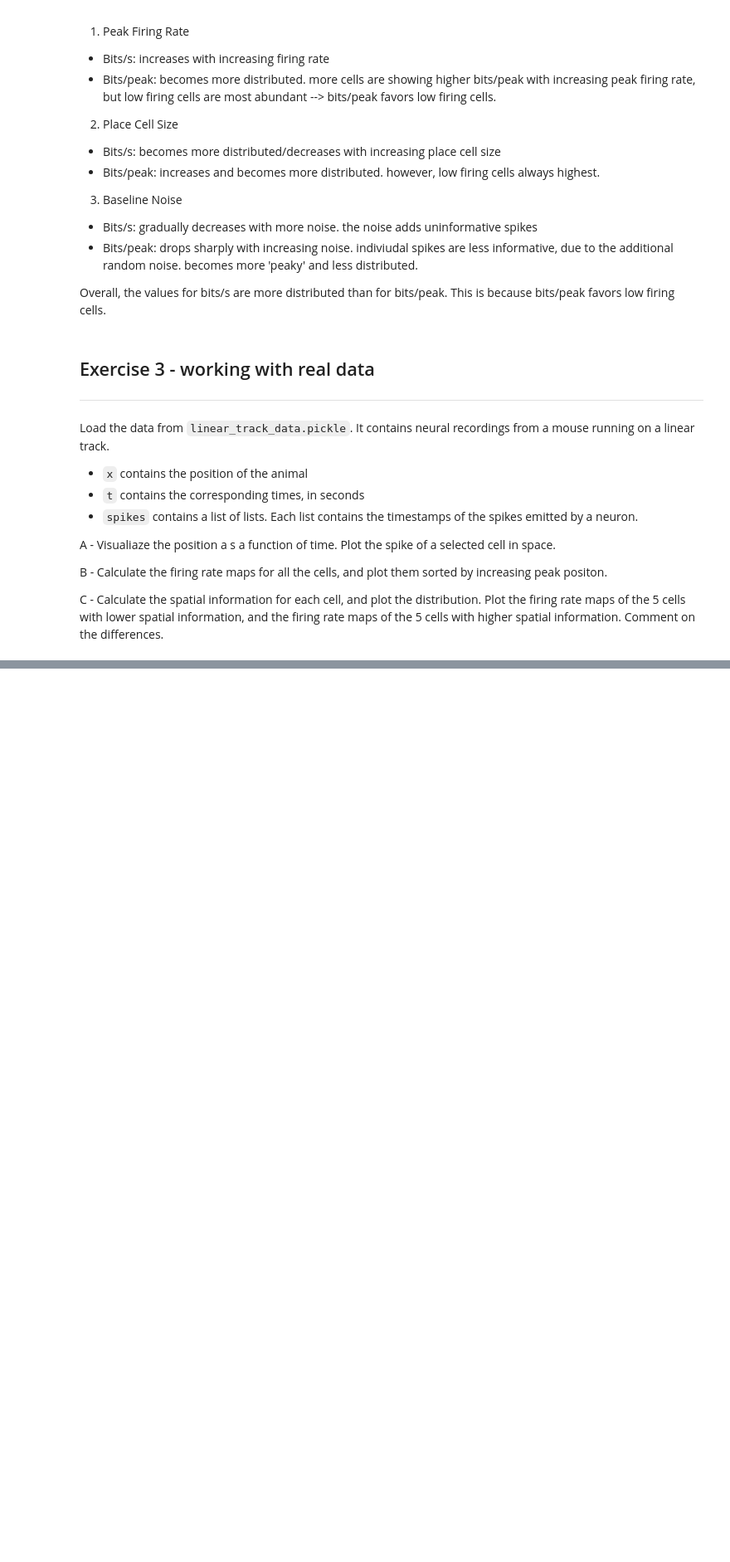
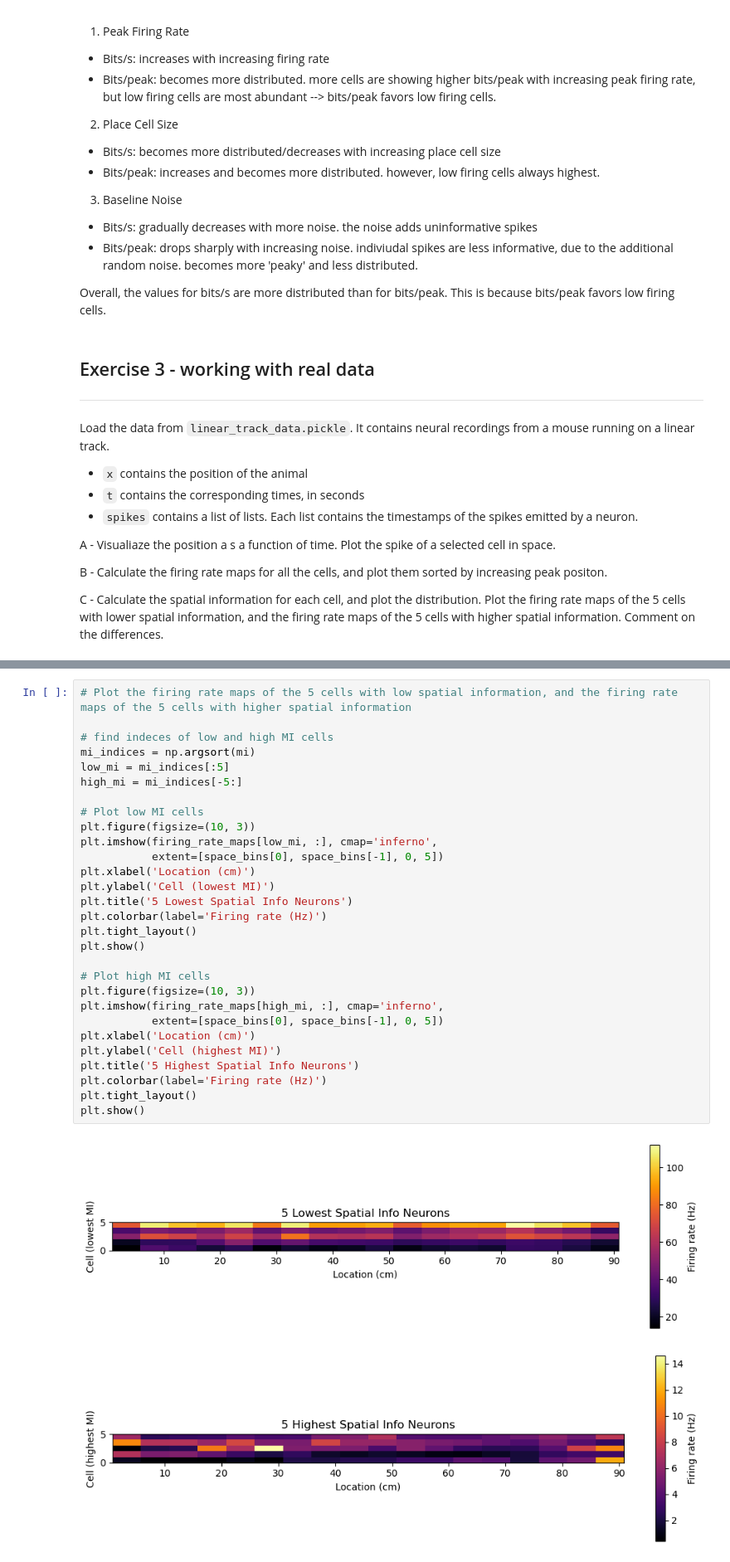
Before and after one commit to lschlinkheider/neuroanalysis, a Jupyter notebook: single_cell_analysis/01-tuning-curves/exercises.ipynb, the cells around one changed output, grey strips where cells are left out. Shown at 83% size. Cells and saved outputs as stored; diff of their text form; blank space fills up the shorter version.

```diff
--- a/single_cell_analysis/01-tuning-curves/exercises.ipynb
+++ b/single_cell_analysis/01-tuning-curves/exercises.ipynb
@@ -498,0 +588,32 @@ C - Calculate the spatial information for each cell, and plot the distribution.
+# %%
+# Plot the firing rate maps of the 5 cells with low spatial information, and the firing rate maps of the 5 cells with higher spatial information
+
+# find indeces of low and high MI cells
+mi_indices = np.argsort(mi)
+low_mi = mi_indices[:5]
+high_mi = mi_indices[-5:]
+
+# Plot low MI cells
+plt.figure(figsize=(10, 3))
+plt.imshow(firing_rate_maps[low_mi, :], cmap='inferno',
+           extent=[space_bins[0], space_bins[-1], 0, 5])
+plt.xlabel('Location (cm)')
+plt.ylabel('Cell (lowest MI)')
+plt.title('5 Lowest Spatial Info Neurons')
+plt.colorbar(label='Firing rate (Hz)')
+plt.tight_layout()
+plt.show()
+
+# Plot high MI cells
+plt.figure(figsize=(10, 3))
+plt.imshow(firing_rate_maps[high_mi, :], cmap='inferno',
+           extent=[space_bins[0], space_bins[-1], 0, 5])
+plt.xlabel('Location (cm)')
+plt.ylabel('Cell (highest MI)')
+plt.title('5 Highest Spatial Info Neurons')
+plt.colorbar(label='Firing rate (Hz)')
+plt.tight_layout()
+plt.show()
+# %% [output]
+[figure, added]
+[figure, added]
```
Also changed, not shown: parts of 6 cells of this notebook.
